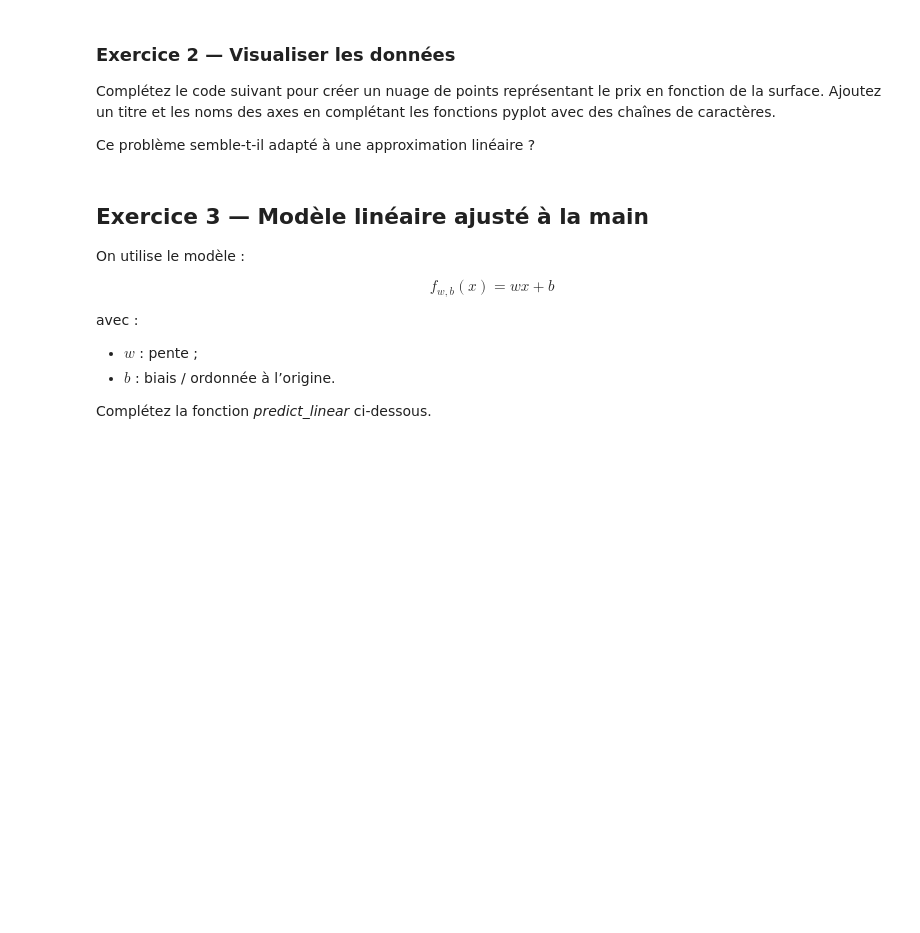
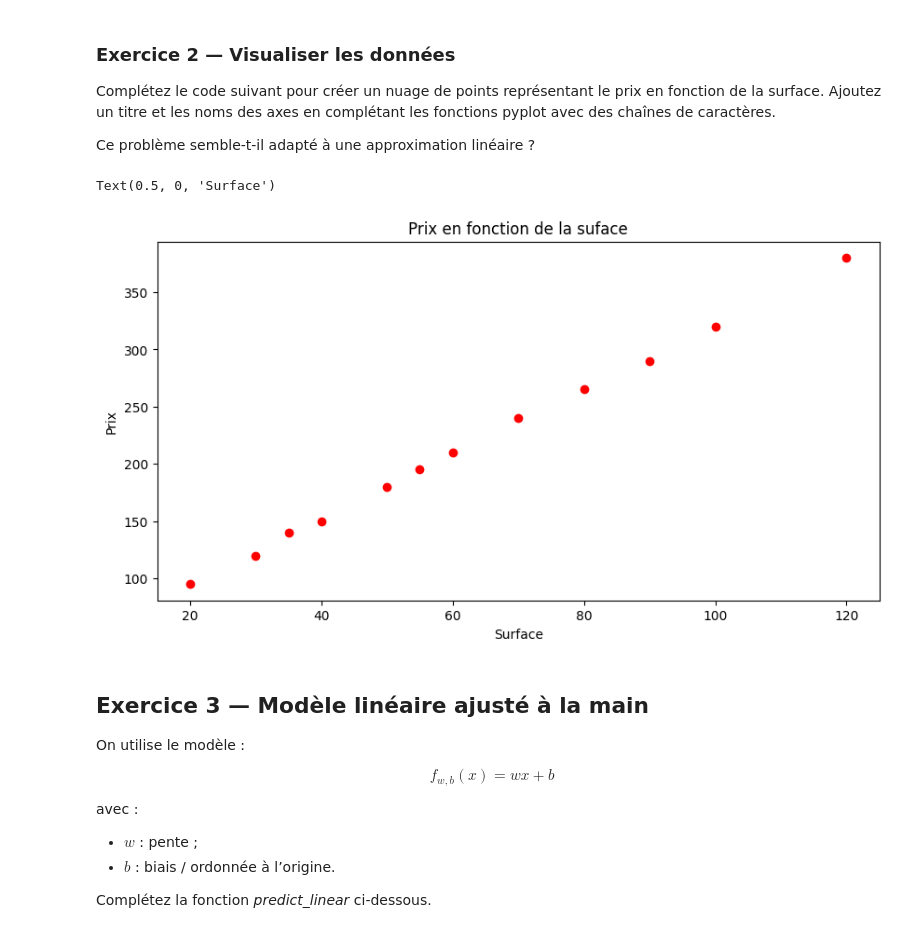
Before and after one commit to linasbd/Projet-info-L3, a Jupyter notebook: TD1_intro_machine_learning.ipynb, the cells around one changed output. Drawn from its saved outputs; the diff is of its cells as text; code cells hidden in the pictures; blank space fills up the shorter version.

```diff
--- a/TD1_intro_machine_learning.ipynb
+++ b/TD1_intro_machine_learning.ipynb
@@ -56,9 +70,11 @@ df
 3. Qu'est ce qui change dans le modèle si l'on inverse ces deux variables ?
 # %%
 # À faire : définissez x et y
-
-X = ...
-y = ...
+#Q1 il s'agit un problème de régression
+#Q2
+X = surface
+y = prix
+#Q3 Si on inverse les deux variables les deux axe vont inverser leurs valeurs
 # %% [markdown]
 ### Exercice 2 — Visualiser les données
 
@@ -69,14 +85,17 @@ Ce problème semble-t-il adapté à une approximation linéaire ?
 # %%
 # À faire
 plt.figure(figsize=(10,5))
 plt.scatter(X,y, c="r")
 
 
 # plt.scatter(...)
 # ...
-plt.title(...)
-plt.ylabel(...)
-plt.xlabel(...)
+plt.title('Prix en fonction de la suface')
+plt.ylabel('Prix')
+plt.xlabel('Surface')
+# %% [output]
+Text(0.5, 0, 'Surface')
+[figure, added]
 # %% [markdown]
 ## Exercice 3 — Modèle linéaire ajusté à la main
 
```
Also changed, not shown: parts of 6 cells of this notebook.
